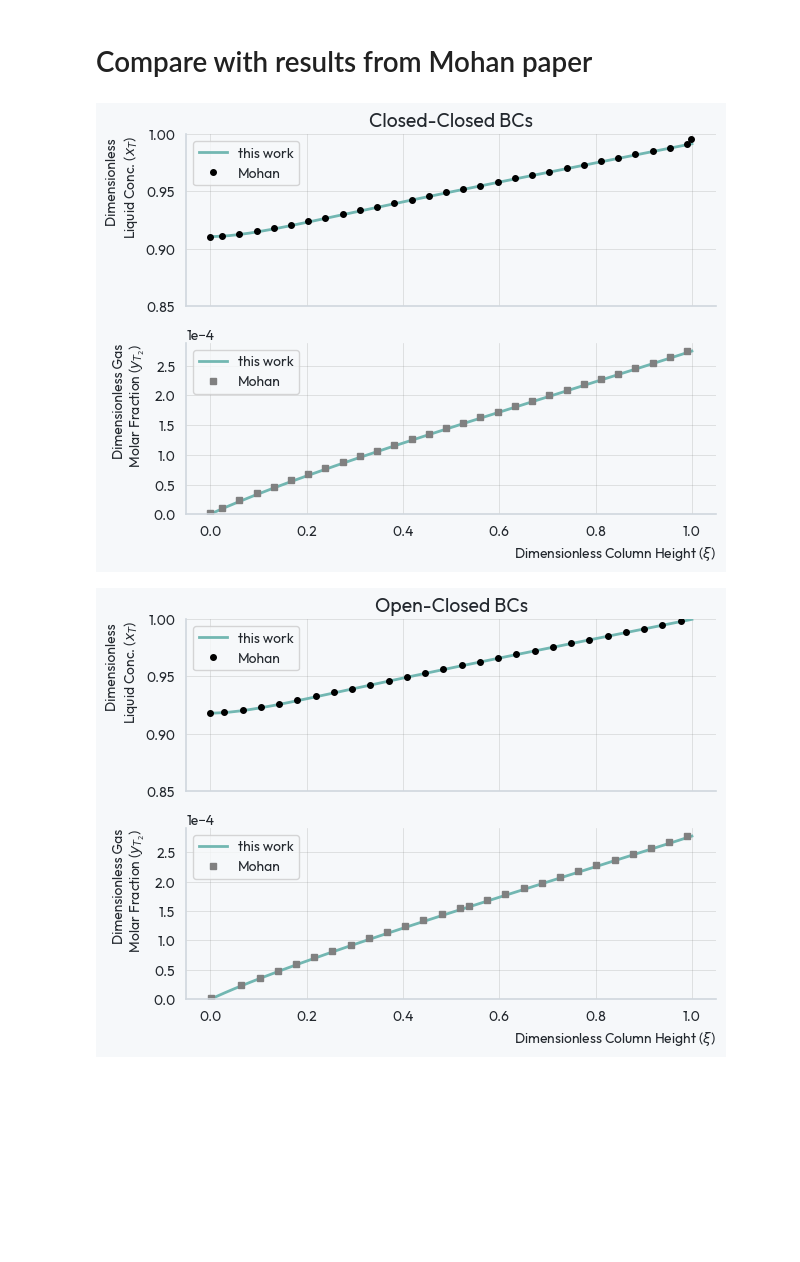
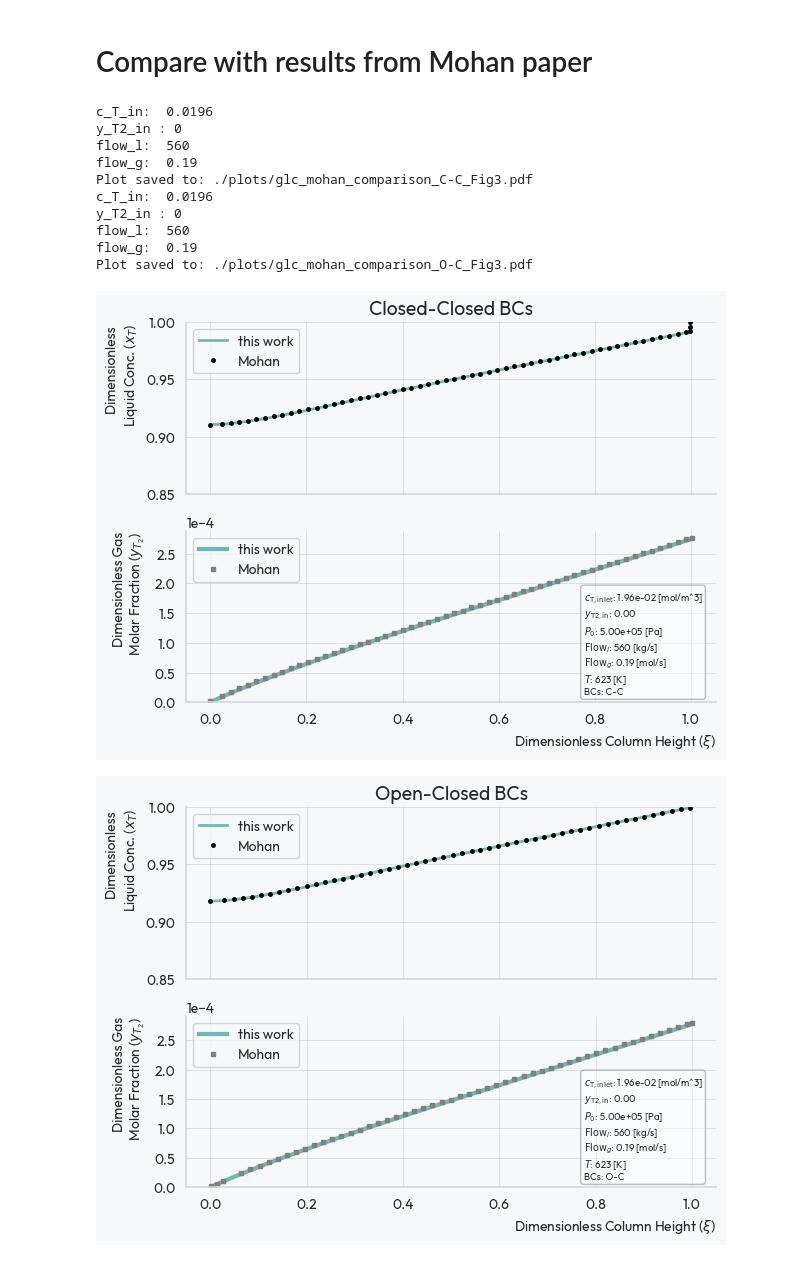
Before and after one commit to rossmacdonald98/PathView_Paper, a Jupyter notebook: BubbleColumnReactor/validation_vs_Mohan_Fig3.ipynb, the cells around one changed output. Drawn from its saved outputs; the diff is of its cells as text; code cells hidden in the pictures; blank space fills up the shorter version.

Commit message:
Improved readability of plots

```diff
--- a/BubbleColumnReactor/validation_vs_Mohan_Fig3.ipynb
+++ b/BubbleColumnReactor/validation_vs_Mohan_Fig3.ipynb
@@ -211,6 +211,7 @@ plt.show()
 # %% [markdown]
 # Compare with results from Mohan paper
 # %%
+import os
 # The Mohan paper uses parameters:
 
 # c_T_inlet = 1.96e-2  # mol/m^3 (c_T(L+)), Inlet tritium concentration in liquid
@@ -246,14 +247,14 @@ for BCs in ["C-C", "O-C"]:
 
     axs[1].set_xlabel('Dimensionless Column Height ($\\xi$)')
     axs[1].set_ylabel('Dimensionless Gas\n Molar Fraction ($y_{T_2}$)')
-    axs[1].plot(solution.x, solution.y[2], label='this work', lw=2)
+    axs[1].plot(solution.x, solution.y[2], label='this work', lw=3)
     axs[1].tick_params(axis='y')
     axs[1].set_ylim(bottom=0)
     # plot Mohan xT on primary axis
-    step_mohan = 2  # Plot every 2nd point for clarity
-    axs[0].plot(Mohan_xT.iloc[:,0][::step_mohan], Mohan_xT.iloc[:,1][::step_mohan], label='Mohan', color='black', marker='o', ls='None', ms=4)
+    step_mohan = 1  # Plot every 2nd point for clarity
+    axs[0].plot(Mohan_xT.iloc[:,0][::step_mohan], Mohan_xT.iloc[:,1][::step_mohan], label='Mohan', color='black', marker='o', ls='None', ms=2.5)
     # plot Mohan yT2 on secondary axis
-    axs[1].plot(Mohan_yT2.iloc[:,0][::step_mohan], Mohan_yT2.iloc[:,1][::step_mohan], label='Mohan', color='gray', marker='s', ls='None', ms=4)
+    axs[1].plot(Mohan_yT2.iloc[:,0][::step_mohan], Mohan_yT2.iloc[:,1][::step_mohan], label='Mohan', color='gray', marker='s', ls='None', ms=2.5)
 
     # set axs[1] yticks format as scientific
     axs[1].ticklabel_format(axis='y', style='sci', scilimits=(0,0))
@@ -267,38 +268,52 @@ for BCs in ["C-C", "O-C"]:
     if BCs == "C-C":
         axs[0].set_title('Closed-Closed BCs', fontsize=14)
     elif BCs == "O-C":
         axs[0].set_title('Open-Closed BCs', fontsize=14)
 
     fig1.tight_layout()
 
     # Add annotation box
-    c_T_inlet = new_params.get("c_T_inlet")
+    c_T_inlet = new_params.get("c_T_in")
     y_T2_in = new_params.get("y_T2_in")
-    P_0 = new_params.get("P_0")
-    Flow_l = new_params.get("Flow_l")
-    Flow_g = new_params.get("Flow_g")
+    P_0 = new_params.get("P_in")
+    Flow_l = new_params.get("flow_l")
+    Flow_g = new_params.get("flow_g")
     T = new_params.get("T")
     BCs = new_params.get("BCs")
 
     param_text = (
         f"$c_\\mathrm{{T,inlet}}$: {c_T_inlet:.2e} [mol/m^3]\n"
         f"$y_\\mathrm{{T2,in}}$: {y_T2_in:.2f}\n"
         f"$P_0$: {P_0:.2e} [Pa]\n"
         f"$\\mathrm{{Flow}}_l$: {Flow_l:.0f} [kg/s]\n"
         f"$\\mathrm{{Flow}}_g$: {Flow_g:.2f} [mol/s]\n"
         f"$T$: {T} [K]\n"
         f"BCs: {BCs}"
     )
 
     ax = plt.gca()
     ax.text(
         0.75, 0.65, param_text,
         transform=ax.transAxes, fontsize=7, va='top', ha='left',
         bbox=dict(facecolor='white', alpha=0.5, edgecolor='gray', boxstyle='round')
     )
 
-    plt.savefig(f"glc_mohan_comparison_{BCs}_Fig3.pdf")
-    plt.show()
+    plots_dir = './plots'
+    os.makedirs(plots_dir, exist_ok=True)
+    pdf_filename = f'glc_mohan_comparison_{BCs}_Fig3.pdf'
+    pdf_path = os.path.join(plots_dir, pdf_filename)
+    plt.savefig(pdf_path, bbox_inches='tight')
+    print(f"Plot saved to: {pdf_path}")
 # %% [output]
+c_T_in:  0.0196
+y_T2_in : 0
+flow_l:  560
+flow_g:  0.19
+Plot saved to: ./plots/glc_mohan_comparison_C-C_Fig3.pdf
+c_T_in:  0.0196
+y_T2_in : 0
+flow_l:  560
+flow_g:  0.19
+Plot saved to: ./plots/glc_mohan_comparison_O-C_Fig3.pdf
-[figure, old version]
+[figure, new version]
-[figure, old version]
+[figure, new version]
```
Also changed, not shown: parts of 2 cells of this notebook, 6 other files.
